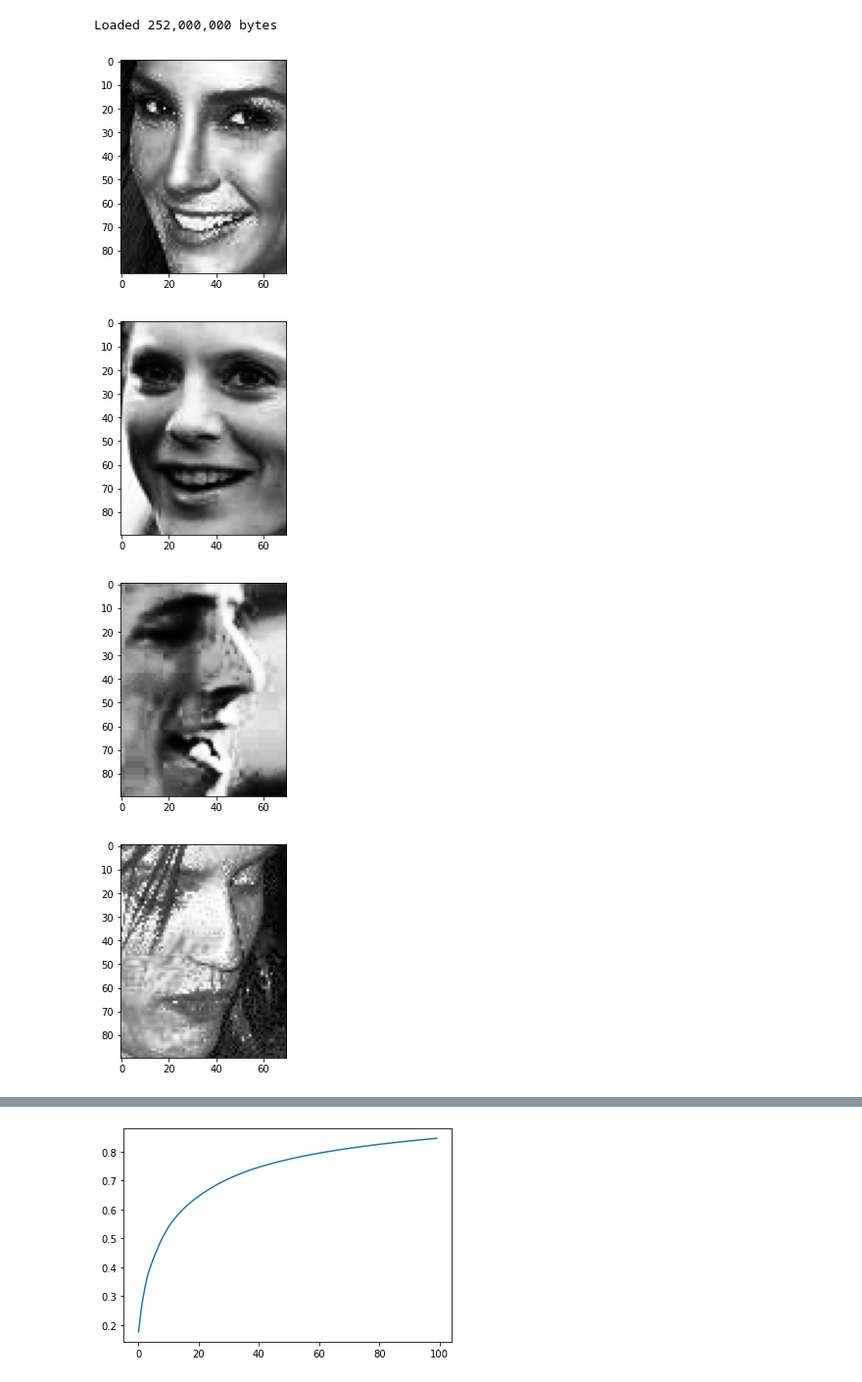
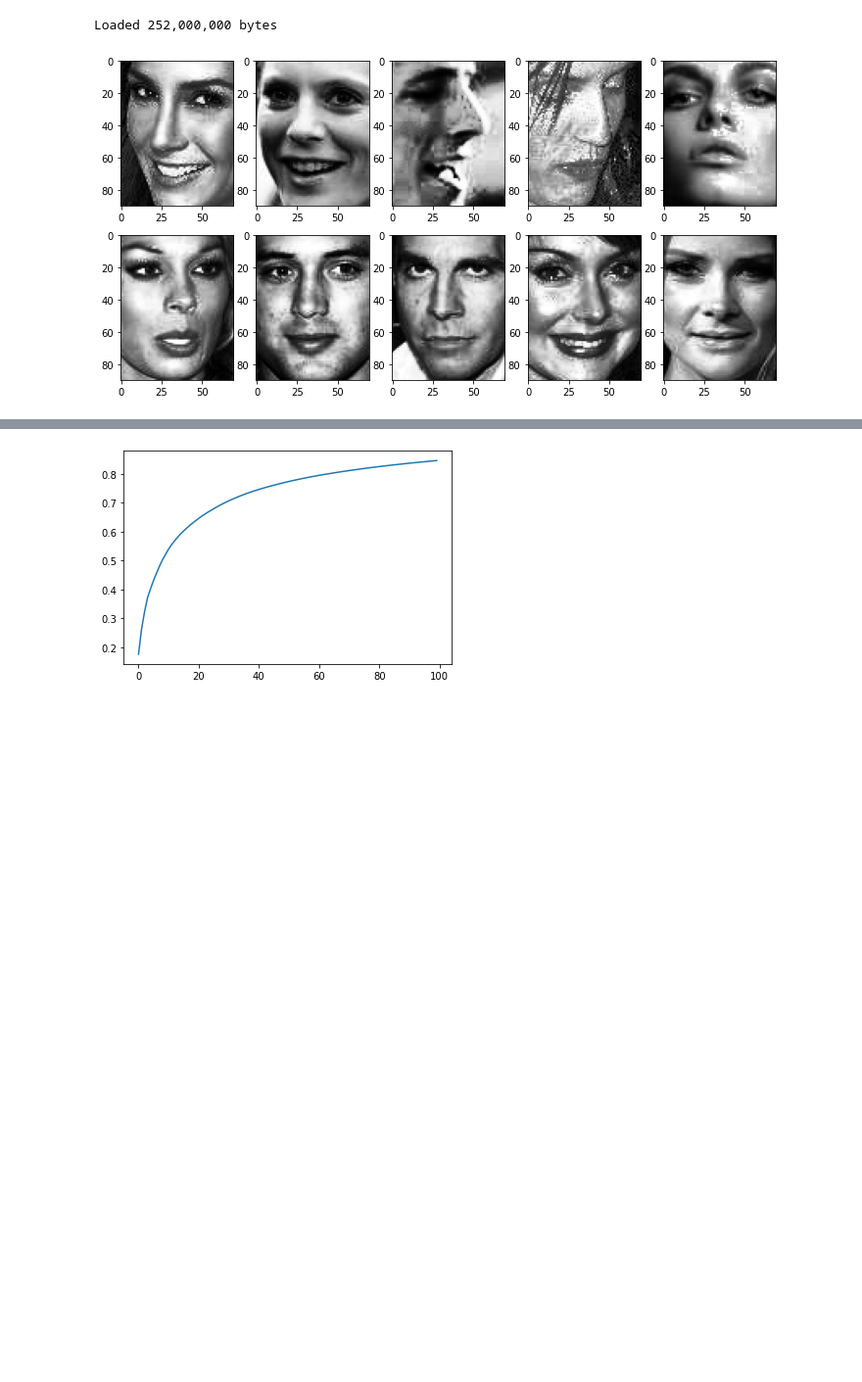
Before and after one commit to golfscript/AMLS_assignment22_23, a Jupyter notebook: main.ipynb, the cells around one changed output, grey strips where cells are left out. Shown at 98% size. Drawn from its saved outputs; the diff is of its cells as text; code cells hidden in the pictures; blank space fills up the shorter version.

Commit message:
Display images more compactly

```diff
--- a/main.ipynb
+++ b/main.ipynb
@@ -51,11 +51,10 @@ X, y = load_data(dataset, feature_col, file_col, model.load_image)
 # %% [output]
 Loaded 252,000,000 bytes
 # %%
+plt.figure(figsize=(12,6))
 for i in range(10):
+    plt.subplot(2, 5, i+1)
     plt.imshow(X[i], cmap='gray')
-    plt.show()
+plt.show()
 # %% [output]
-[figure, old version]
+[figure, new version]
-[figure, removed]
-[figure, removed]
-[figure, removed]
```
Also changed, not shown: parts of 1 cell of this notebook.
